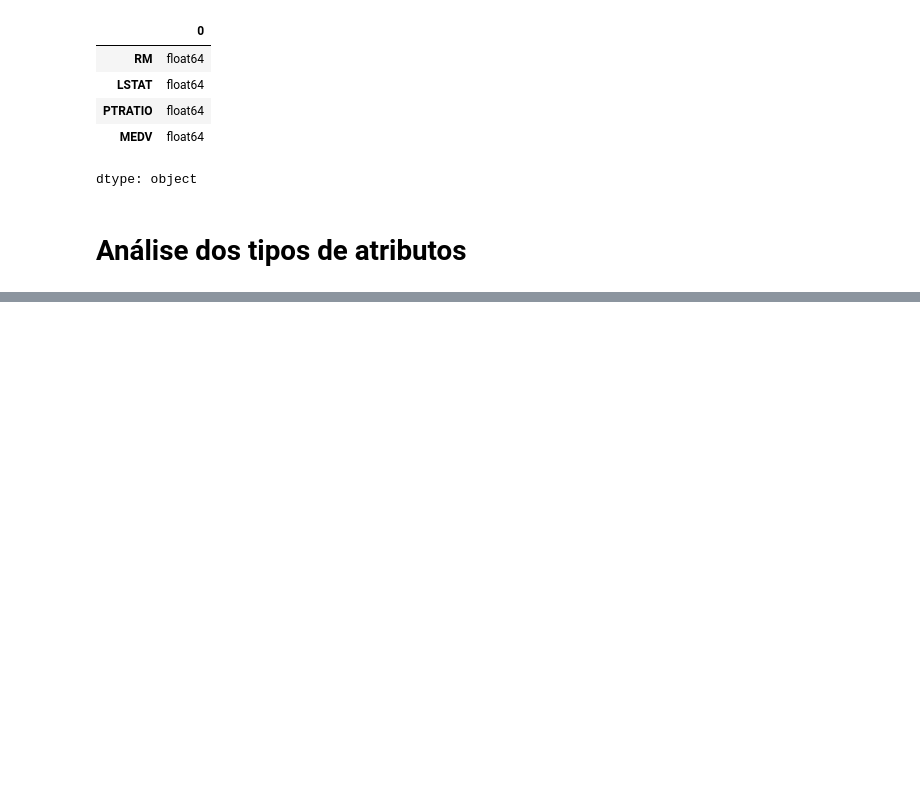
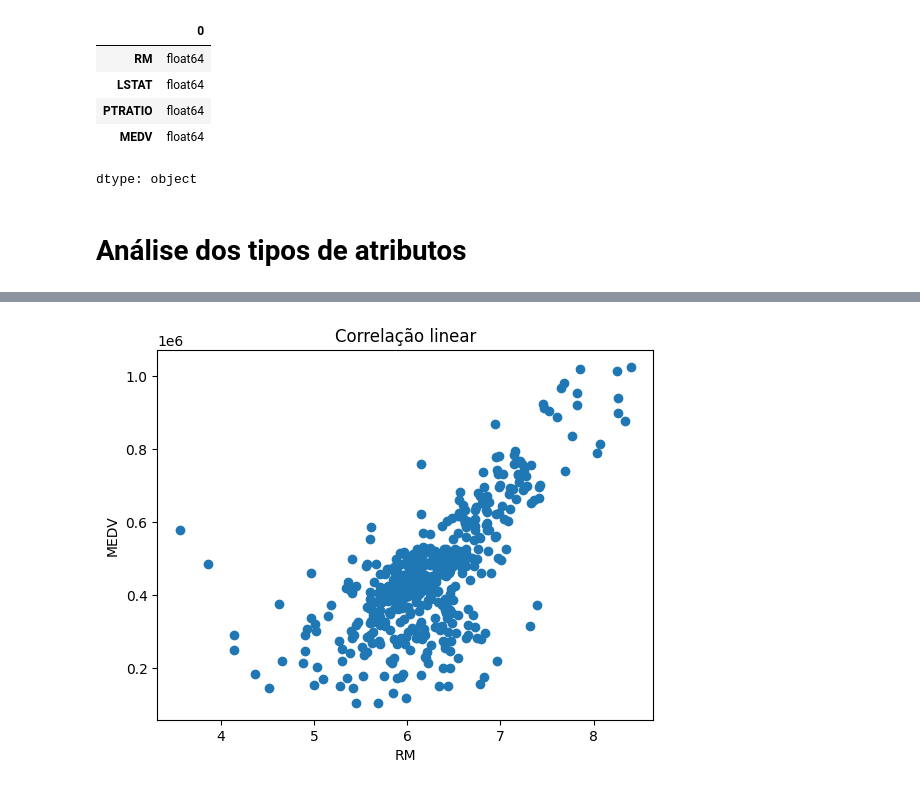
Before and after one commit to Gadugcc/Hiperparametros_SVM, a Jupyter notebook: Hiperparâmetros_Regressão.ipynb, the cells around one changed output, grey strips where cells are left out. Drawn from its saved outputs; the diff is of its cells as text; code cells hidden in the pictures; blank space fills up the shorter version.

```diff
--- a/Hiperparâmetros_Regressão.ipynb
+++ b/Hiperparâmetros_Regressão.ipynb
@@ -85,0 +146,8 @@ box.show()
+# %%
+plt.scatter(df.RM,df.MEDV)
+plt.title("Correlação linear")
+plt.xlabel("RM")
+plt.ylabel("MEDV")
+plt.show()
+# %% [output]
+[figure, added]
```
Also changed, not shown: parts of 49 cells of this notebook.
